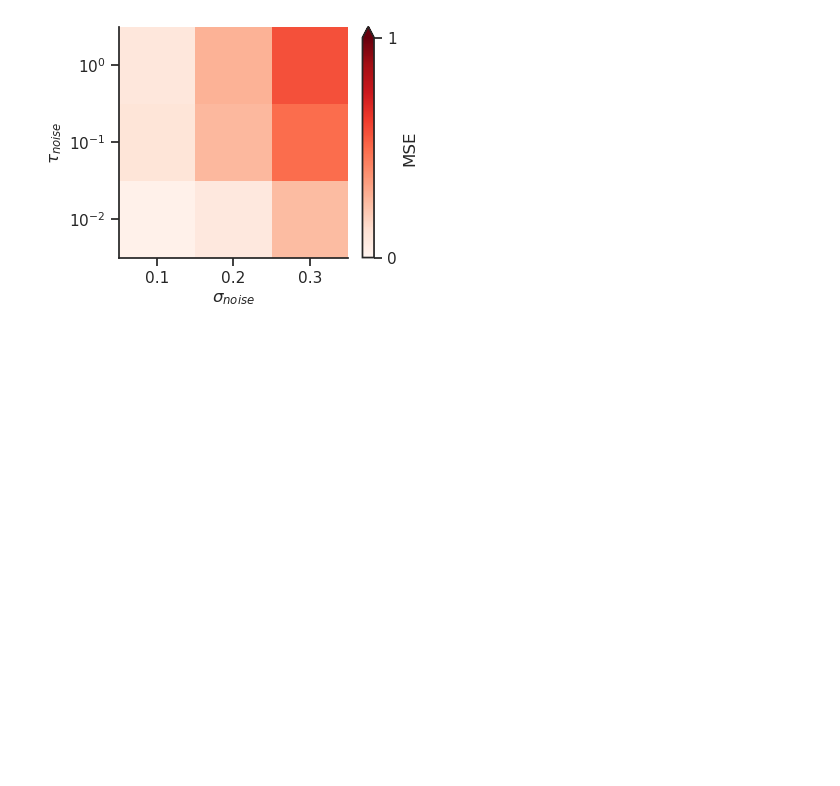
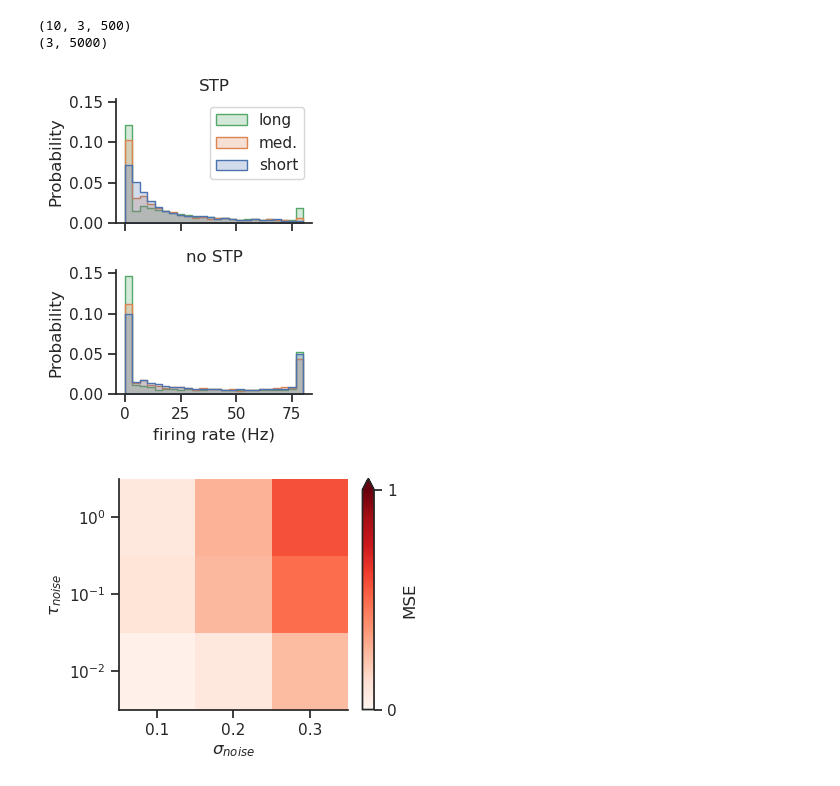
Before and after one commit to rythorpe/time_coding, a Jupyter notebook: analysis.ipynb, the cells around one changed output. Saved outputs shown, nothing was run; the diff lists cells and outputs as text; code cells hidden in the pictures; blank space fills up the shorter version.

```diff
--- a/analysis.ipynb
+++ b/analysis.ipynb
@@ -27,10 +27,9 @@ sns.set_theme(style='ticks', rc=custom_params)
 f_names = glob('/home/ryan/Desktop/data/*.hdf5')
 f_names = sorted(f_names)
 n_nets = len(f_names)
-n_net_conds = 1
+n_net_conds = 2
 n_net_reps = n_nets // n_net_conds
-# n_net_reps = 1  # !!!!
-n_training_conds = 27
+n_training_conds = 2 * 3 * 3
 n_test_conds = 1
-n_training_trials = 3000 + 1
+n_training_trials = 2500 + 1
 # %%
@@ -88,0 +253,34 @@ mean_loss_curves.shape
+# %%
+seq_compression = 0.2
+n_targ = 3
+
+n_targ_mask = data['n_targ_seq'] == n_targ
+seq_compression_mask = data['seq_compression'] == seq_compression
+
+intersect_stp_mask = high_hetero_mask * stp_mask * n_targ_mask * seq_compression_mask
+intersect_no_stp_mask = high_hetero_mask * no_stp_mask * n_targ_mask * seq_compression_mask
+# print(intersect_stp_mask.shape)
+# %%
+max_firing_rate = 80.0
+rates_stp = mean_rates[intersect_stp_mask, ...] * max_firing_rate
+rates_no_stp = mean_rates[intersect_no_stp_mask, ...] * max_firing_rate
+print(rates_stp.shape)
+
+rates_stp_agg = np.concatenate([trial_rates for trial_rates in rates_stp], axis=1)
+rates_no_stp_agg = np.concatenate([trial_rates for trial_rates in rates_no_stp], axis=1)
+print(rates_stp_agg.shape)
+
+fig, axes = plt.subplots(2, 1, sharex=True, sharey=True, figsize=(3, 4))
+bins = np.linspace(0.0, max_firing_rate, 25)
+sns.histplot(rates_stp_agg.T, element='step', ax=axes[0], bins=bins, stat='probability')
+sns.histplot(rates_no_stp_agg.T, element='step', ax=axes[1], bins=bins, stat='probability', legend=False)
+axes[0].legend(['long', 'med.', 'short'])
+axes[1].set_xlabel('firing rate (Hz)')
+axes[0].set_title('STP')
+axes[1].set_title('no STP')
+fig.tight_layout()
+# fig.savefig(f'firing_rates_{seq_compression}seq_compr.pdf')
+# %% [output]
+(10, 3, 500)
+(3, 5000)
+[figure, added]
```
Also changed, not shown: parts of 12 cells of this notebook.
